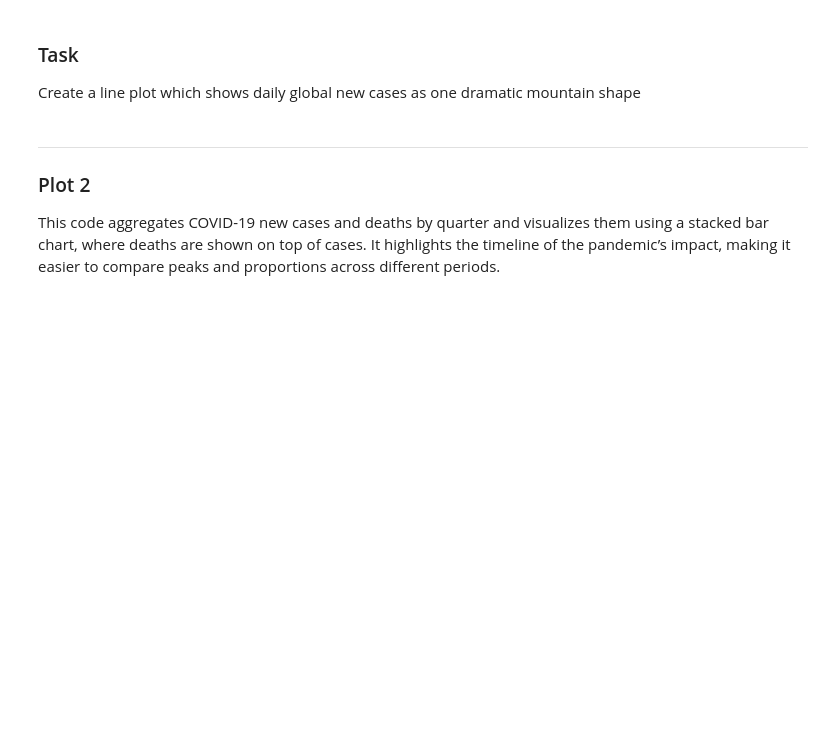
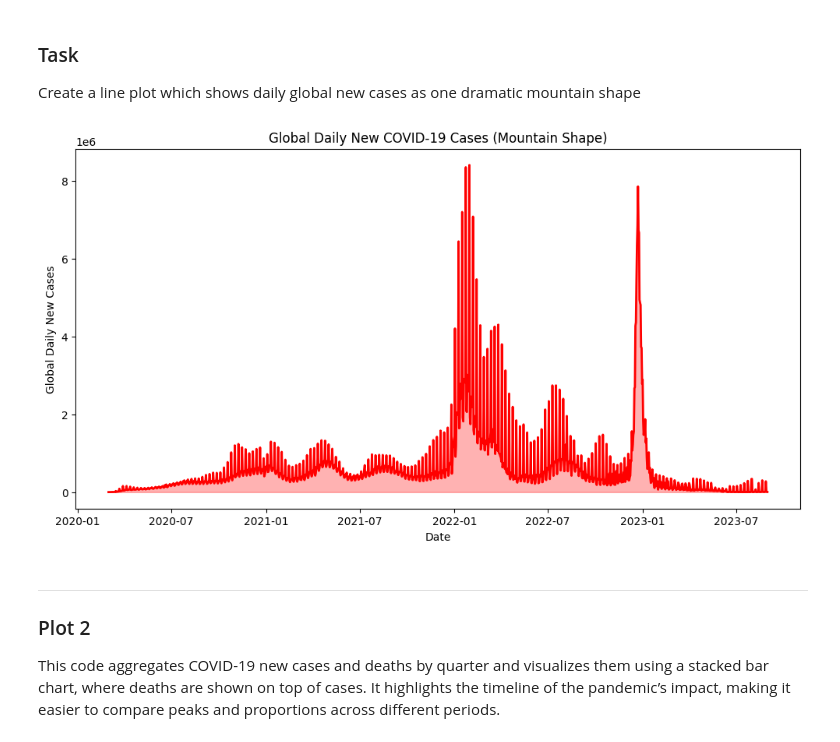
Before and after one commit to sapcode2028/Titanic-Survival-Prediction-Model, a Jupyter notebook: notebook_1_covid19_TS/Visualizing_Time_Series_Dataset_COVID_19_Data_V2.ipynb, the cells around one changed output. Drawn from its saved outputs; the diff is of its cells as text; code cells hidden in the pictures; blank space fills up the shorter version.

```diff
--- a/notebook_1_covid19_TS/Visualizing_Time_Series_Dataset_COVID_19_Data_V2.ipynb
+++ b/notebook_1_covid19_TS/Visualizing_Time_Series_Dataset_COVID_19_Data_V2.ipynb
@@ -225,6 +251,25 @@ What we should have done instade to plot the top 5 countries least affected by C
 ### Task
 
 Create a line plot which shows daily global new cases as one dramatic mountain shape
+# %%
+# Group by date and sum new cases globally
+df_global = (
+    df_covid_trimmed.groupby("Date_reported")["New_cases"]
+    .sum()
+    .reset_index()
+)
+
+# Plotting the global daily new cases
+plt.figure(figsize=(12,6))
+plt.plot(df_global["Date_reported"], df_global["New_cases"], color="red", linewidth=2)
+
+plt.xlabel("Date")
+plt.ylabel("Global Daily New Cases")
+plt.title("Global Daily New COVID-19 Cases (Mountain Shape)")
+plt.fill_between(df_global["Date_reported"], df_global["New_cases"], color="red", alpha=0.3)  # shaded area for mountain effect
+plt.show()
+# %% [output]
+[figure, added]
 # %% [markdown]
 
 
```
Also changed, not shown: parts of 6 cells of this notebook.
